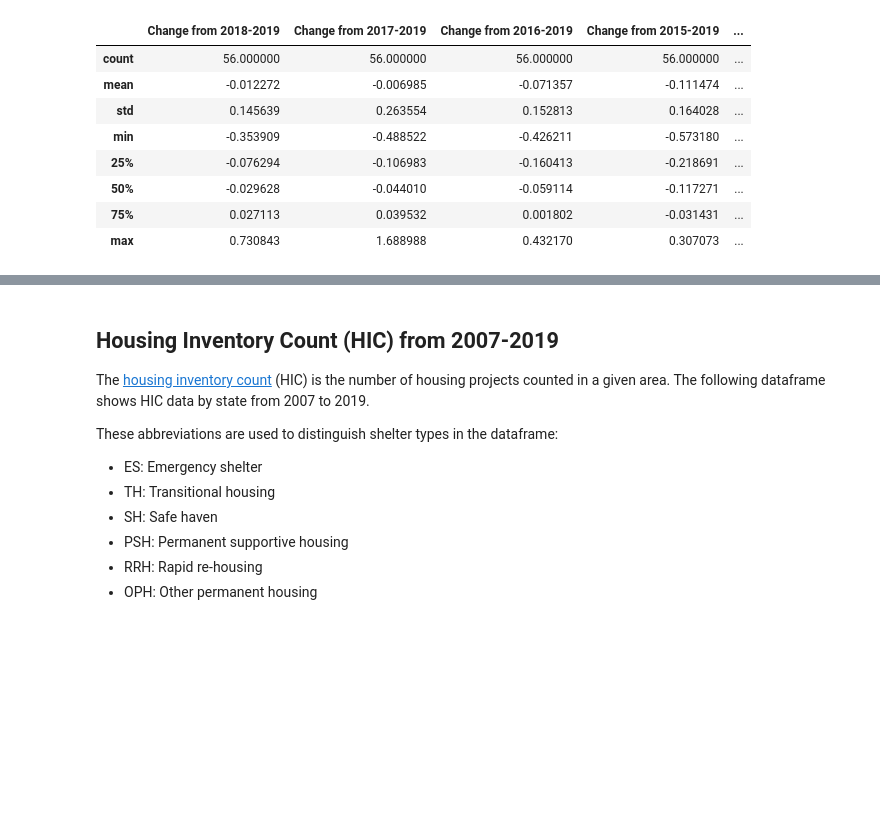
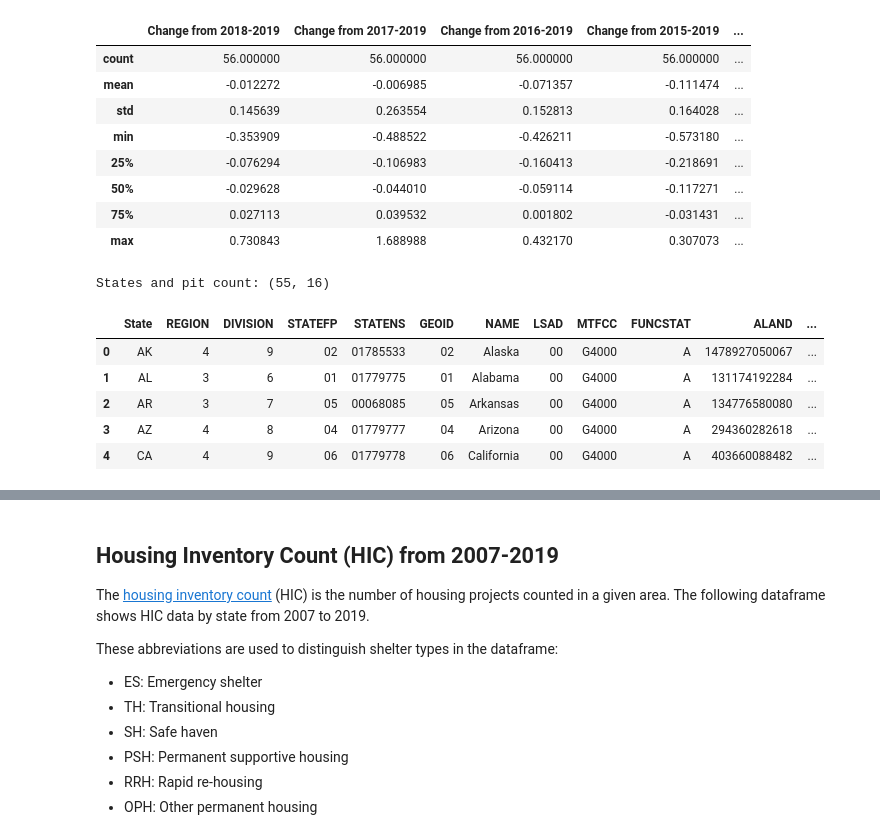
Before and after one commit to jacob-torres/housing-the-homeless, a Jupyter notebook: Jacob_Torres_DS_Build_Project_1.ipynb, the cells around one changed output, grey strips where cells are left out. Drawn from its saved outputs; the diff is of its cells as text; code cells hidden in the pictures; blank space fills up the shorter version.

```diff
--- a/Jacob_Torres_DS_Build_Project_1.ipynb
+++ b/Jacob_Torres_DS_Build_Project_1.ipynb
@@ -146,0 +148,21 @@ pit_since_2007.describe()
+# %%
+# Reshape and merge dataframes
+states['State'] = states['STUSPS']
+states_homelessness = pd.merge(pit_since_2007, states, on='State')
+states_homelessness['Change in Homelessness 2007-2019'] = states_homelessness['Change from 2007-2019']
+states_homelessness = states_homelessness.drop(
+    columns=['STUSPS', 'Change from 2018-2019', 'Change from 2017-2019',
+             'Change from 2016-2019', 'Change from 2015-2019', 'Change from 2014-2019', 'Change from 2013-2019',
+             'Change from 2012-2019', 'Change from 2011-2019', 'Change from 2010-2019', 'Change from 2009-2019',
+             'Change from 2008-2019', 'Change from 2007-2019'])
+
+print(f"States and pit count: {states_homelessness.shape}")
+states_homelessness.head()
+# %% [output]
+States and pit count: (55, 16)
+|  | State | REGION | DIVISION | STATEFP | STATENS | GEOID | NAME | LSAD | MTFCC | FUNCSTAT | ALAND | ... |
+| 0 | AK | 4 | 9 | 02 | 01785533 | 02 | Alaska | 00 | G4000 | A | 1478927050067 | ... |
+| 1 | AL | 3 | 6 | 01 | 01779775 | 01 | Alabama | 00 | G4000 | A | 131174192284 | ... |
+| 2 | AR | 3 | 7 | 05 | 00068085 | 05 | Arkansas | 00 | G4000 | A | 134776580080 | ... |
+| 3 | AZ | 4 | 8 | 04 | 01779777 | 04 | Arizona | 00 | G4000 | A | 294360282618 | ... |
+| 4 | CA | 4 | 9 | 06 | 01779778 | 06 | California | 00 | G4000 | A | 403660088482 | ... |
```
Also changed, not shown: parts of 4 cells of this notebook.
